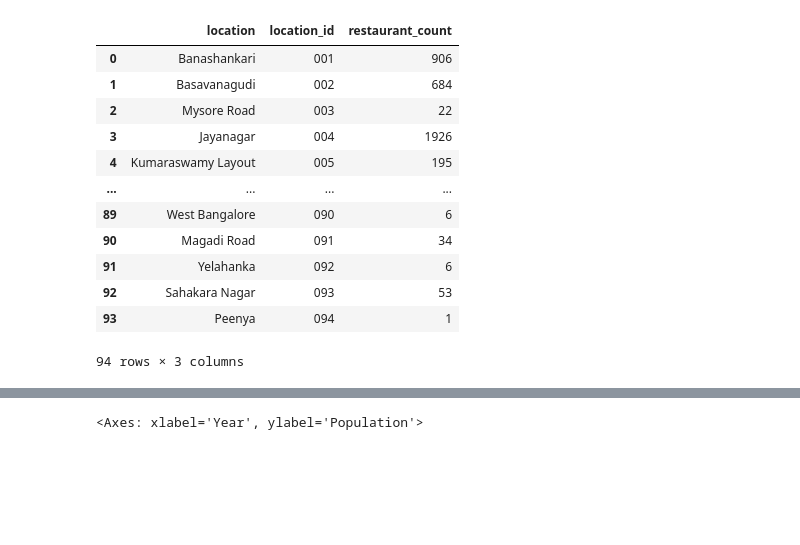
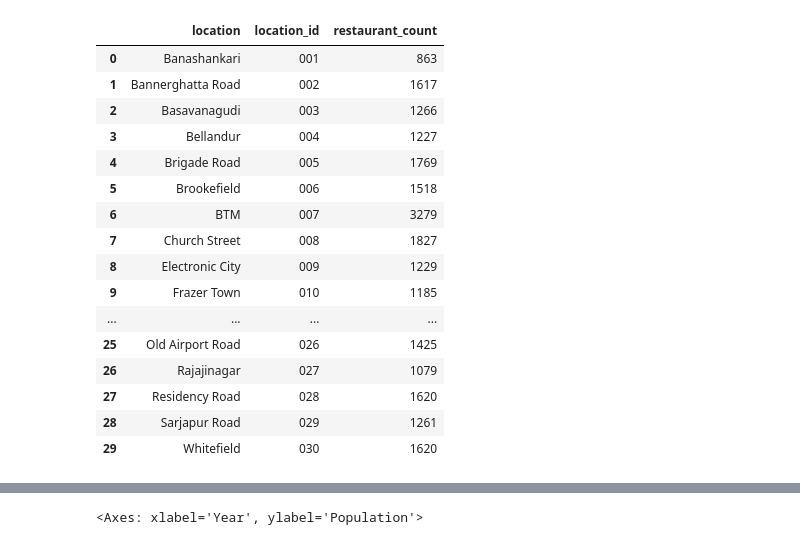
Before and after one commit to HoweChen0517/ntu_sd6101_team_project, a Jupyter notebook: notebook/population_estimation.ipynb, the cells around one changed output, grey strips where cells are left out. Cells and saved outputs as stored; diff of their text form; code cells hidden in the pictures; blank space fills up the shorter version.

```diff
--- a/notebook/population_estimation.ipynb
+++ b/notebook/population_estimation.ipynb
@@ -52,8 +52,9 @@ with open(r'../my api token/googlemaps.txt', 'r') as f:
 gmaps = googlemaps.Client(key=api_token)
 # %%
 df = pd.read_csv(r'../ntu_sd6101_team_project_data/zomato.csv', na_values=['-','',' ','NEW','[]'])
-drop_df = df.dropna(subset=['location'])
-locations = pd.unique(drop_df['location']).tolist()
+df.rename(columns={'listed_in(city)': 'Location'}, inplace=True)
+drop_df = df.dropna(subset=['Location'])
+locations = pd.unique(drop_df['Location']).tolist()
 location_ids = range(1, len(locations)+1)
 location_ids = [str(i).zfill(3) for i in location_ids]
 location_id_map_dict = {
@@ -63,24 +64,28 @@ location_id_map_dict = {
 # %%
 location_df = pd.DataFrame({'location': locations, 'location_id': location_ids})
 # %%
-location_restaurant_counts = df['url'].groupby(df['location']).count().reset_index()
+location_restaurant_counts = df['url'].groupby(df['Location']).count().reset_index()
 location_restaurant_counts.columns = ['location', 'restaurant_count']
 location_df = pd.merge(location_df, location_restaurant_counts, on='location', how='left')
 location_df
 # %% [output]
 |  | location | location_id | restaurant_count |
-| 0 | Banashankari | 001 | 906 |
-| 1 | Basavanagudi | 002 | 684 |
-| 2 | Mysore Road | 003 | 22 |
-| 3 | Jayanagar | 004 | 1926 |
-| 4 | Kumaraswamy Layout | 005 | 195 |
+| 0 | Banashankari | 001 | 863 |
+| 1 | Bannerghatta Road | 002 | 1617 |
+| 2 | Basavanagudi | 003 | 1266 |
+| 3 | Bellandur | 004 | 1227 |
+| 4 | Brigade Road | 005 | 1769 |
+| 5 | Brookefield | 006 | 1518 |
+| 6 | BTM | 007 | 3279 |
+| 7 | Church Street | 008 | 1827 |
+| 8 | Electronic City | 009 | 1229 |
+| 9 | Frazer Town | 010 | 1185 |
 | ... | ... | ... | ... |
-| 89 | West Bangalore | 090 | 6 |
-| 90 | Magadi Road | 091 | 34 |
-| 91 | Yelahanka | 092 | 6 |
-| 92 | Sahakara Nagar | 093 | 53 |
-| 93 | Peenya | 094 | 1 |
+| 25 | Old Airport Road | 026 | 1425 |
+| 26 | Rajajinagar | 027 | 1079 |
+| 27 | Residency Road | 028 | 1620 |
+| 28 | Sarjapur Road | 029 | 1261 |
+| 29 | Whitefield | 030 | 1620 |
-94 rows × 3 columns
 # %%
 location_df['latitude'] = np.nan
 location_df['longitude'] = np.nan
```
Also changed, not shown: parts of 6 cells of this notebook, 1 other file.
